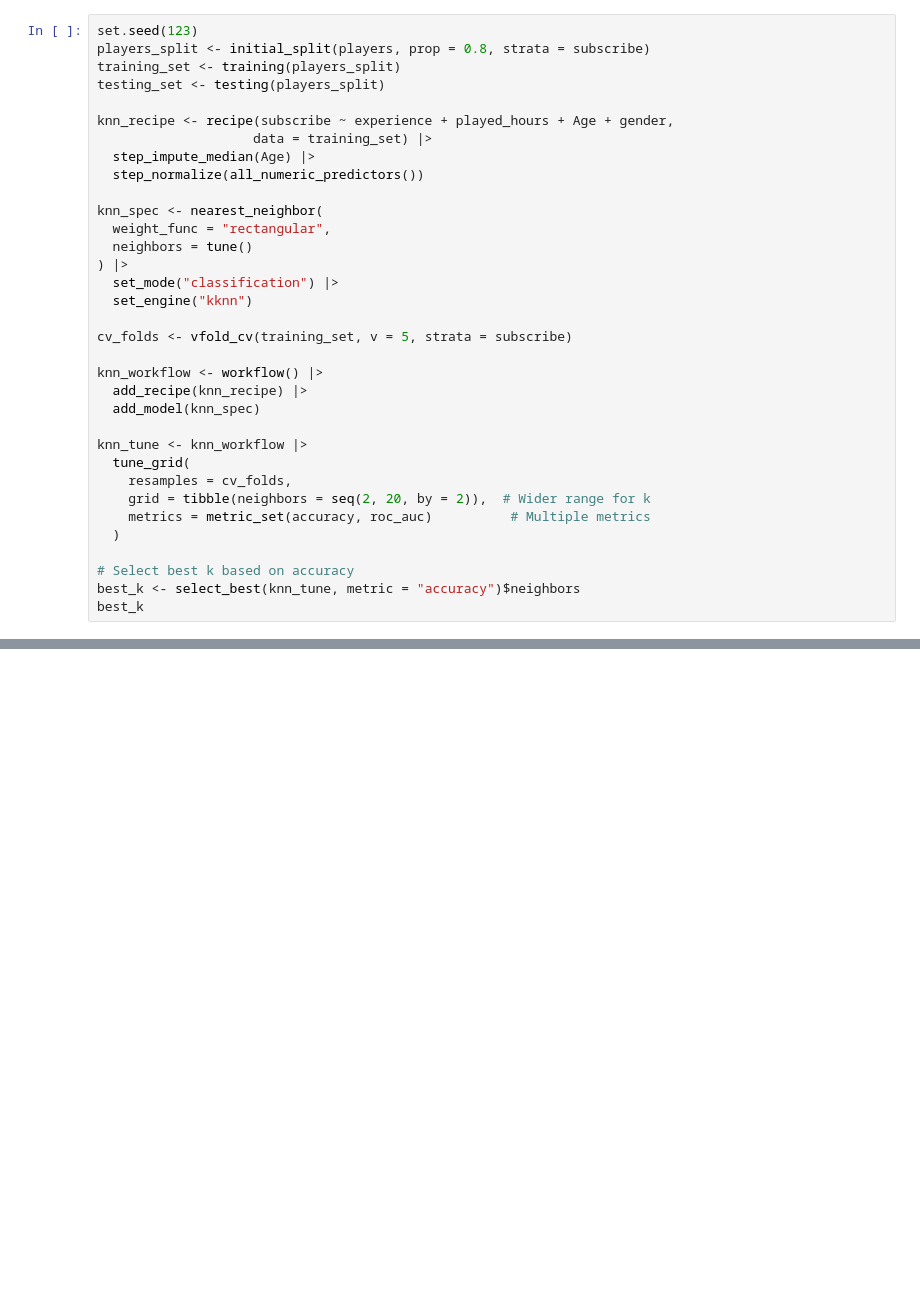
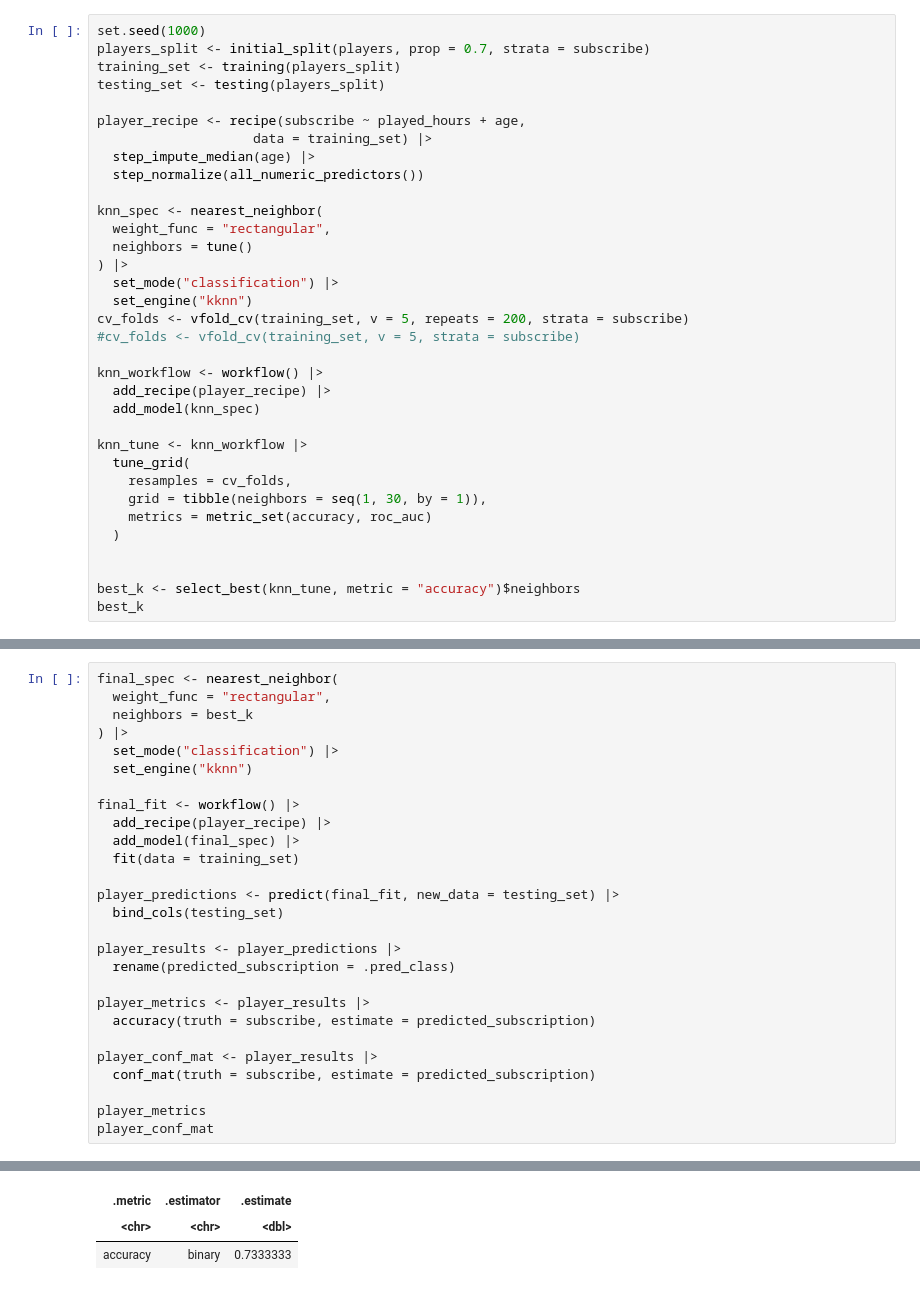
Before and after one commit to Jay7615/Data-Science-Project, a Jupyter notebook: Project.ipynb, the cells around one changed output, grey strips where cells are left out. Drawn from its saved outputs; the diff is of its cells as text; blank space fills up the shorter version.

Commit message:
Data analysis

```diff
--- a/Project.ipynb
+++ b/Project.ipynb
@@ -449,12 +79,12 @@ Stakeholders could target lower experienced players for newsletter promotions.
 # %%
-set.seed(123)
-players_split <- initial_split(players, prop = 0.8, strata = subscribe)
+set.seed(1000)
+players_split <- initial_split(players, prop = 0.7, strata = subscribe)
 training_set <- training(players_split)
 testing_set <- testing(players_split)
 
-knn_recipe <- recipe(subscribe ~ experience + played_hours + Age + gender,
+player_recipe <- recipe(subscribe ~ played_hours + age,
                     data = training_set) |>
-  step_impute_median(Age) |>
+  step_impute_median(age) |>
   step_normalize(all_numeric_predictors())
 
 knn_spec <- nearest_neighbor(
@@ -463,21 +93,21 @@ knn_spec <- nearest_neighbor(
 ) |>
   set_mode("classification") |>
   set_engine("kknn")
-
-cv_folds <- vfold_cv(training_set, v = 5, strata = subscribe)
+cv_folds <- vfold_cv(training_set, v = 5, repeats = 200, strata = subscribe)
+#cv_folds <- vfold_cv(training_set, v = 5, strata = subscribe)
 
 knn_workflow <- workflow() |>
-  add_recipe(knn_recipe) |>
+  add_recipe(player_recipe) |>
   add_model(knn_spec)
 
 knn_tune <- knn_workflow |>
   tune_grid(
     resamples = cv_folds,
-    grid = tibble(neighbors = seq(2, 20, by = 2)),  # Wider range for k
-    metrics = metric_set(accuracy, roc_auc)          # Multiple metrics
+    grid = tibble(neighbors = seq(1, 30, by = 1)),
+    metrics = metric_set(accuracy, roc_auc)
   )
 
-# Select best k based on accuracy
+
 best_k <- select_best(knn_tune, metric = "accuracy")$neighbors
 best_k
 # %% [output]
@@ -484,0 +115,28 @@ best_k
+# %%
+final_spec <- nearest_neighbor(
+  weight_func = "rectangular",
+  neighbors = best_k
+) |>
+  set_mode("classification") |>
+  set_engine("kknn")
+
+final_fit <- workflow() |>
+  add_recipe(player_recipe) |>
+  add_model(final_spec) |>
+  fit(data = training_set)
+
+player_predictions <- predict(final_fit, new_data = testing_set) |>
+  bind_cols(testing_set)
+
+player_results <- player_predictions |>
+  rename(predicted_subscription = .pred_class)
+
+player_metrics <- player_results |>
+  accuracy(truth = subscribe, estimate = predicted_subscription)
+
+player_conf_mat <- player_results |>
+  conf_mat(truth = subscribe, estimate = predicted_subscription)
+
+player_metrics
+player_conf_mat
+# %% [output]
@@ -484,0 +144,3 @@ best_k
+| .metric | .estimator | .estimate |
+| <chr> | <chr> | <dbl> |
+| accuracy | binary | 0.7333333 |
```
Also changed, not shown: parts of 27 cells of this notebook, 2 other files.
